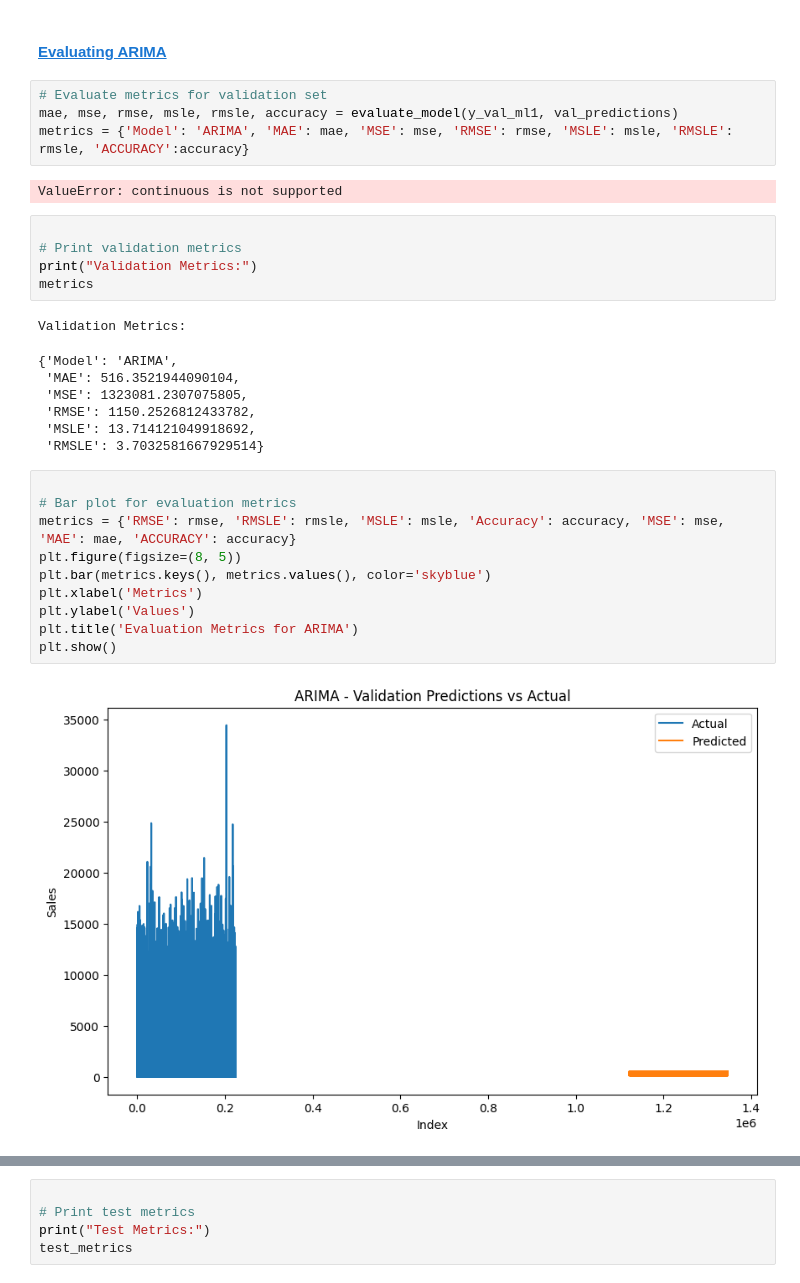
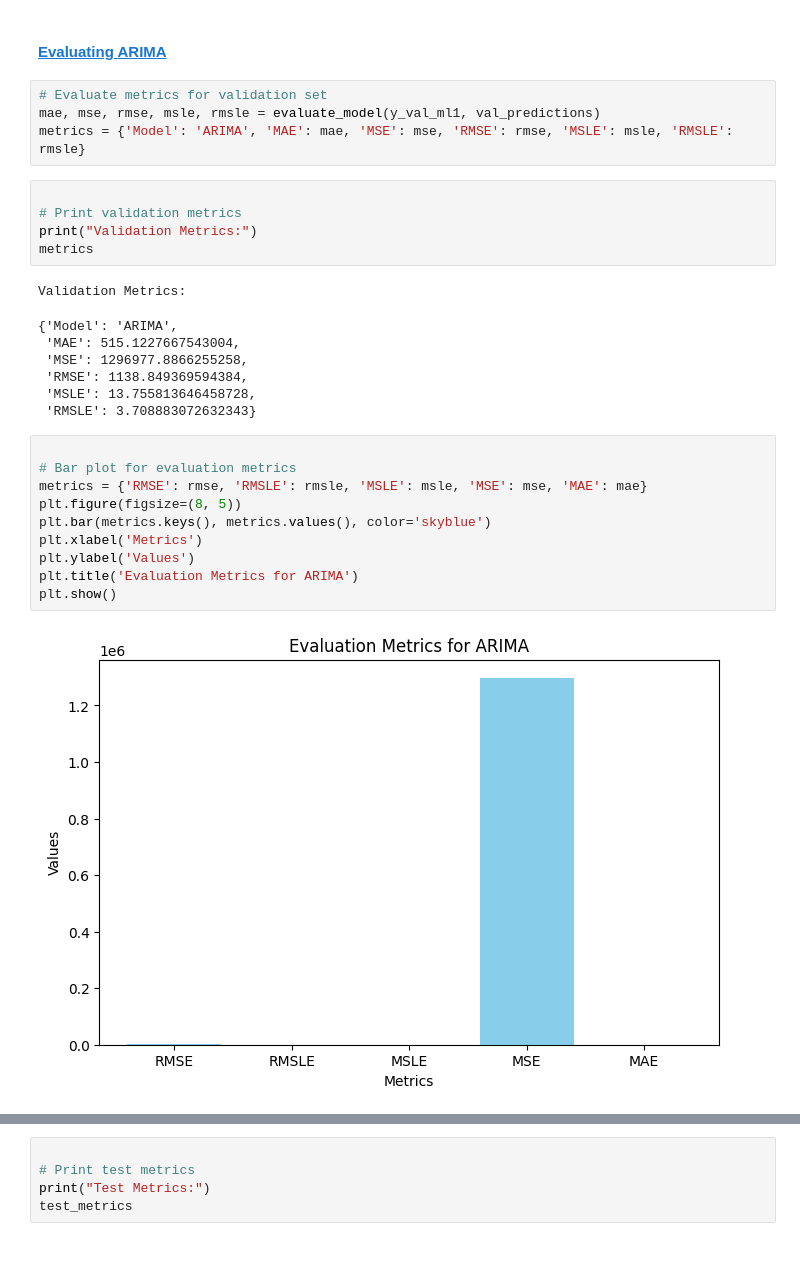
Before and after one commit to Safowaa/The_Regression_Project, a Jupyter notebook: Notebook/main.ipynb, the cells around one changed output, grey strips where cells are left out. Saved outputs shown, nothing was run; the diff lists cells and outputs as text; blank space fills up the shorter version.

```diff
--- a/Notebook/main.ipynb
+++ b/Notebook/main.ipynb
@@ -2435,10 +2435,8 @@ def plot_predictions(y_true, y_pred, title):
 #### <a id='toc3_1_2_1_'></a>[**Evaluating ARIMA**](#toc0_)
 # %%
 # Evaluate metrics for validation set
-mae, mse, rmse, msle, rmsle, accuracy = evaluate_model(y_val_ml1, val_predictions)
-metrics = {'Model': 'ARIMA', 'MAE': mae, 'MSE': mse, 'RMSE': rmse, 'MSLE': msle, 'RMSLE': rmsle, 'ACCURACY':accuracy}
+mae, mse, rmse, msle, rmsle = evaluate_model(y_val_ml1, val_predictions)
+metrics = {'Model': 'ARIMA', 'MAE': mae, 'MSE': mse, 'RMSE': rmse, 'MSLE': msle, 'RMSLE': rmsle}
-# %% [output]
-ValueError: continuous is not supported
 # %%
 
 # Print validation metrics
@@ -2447,23 +2445,23 @@ metrics
 # %% [output]
 Validation Metrics:
 {'Model': 'ARIMA',
- 'MAE': 516.3521944090104,
- 'MSE': 1323081.2307075805,
- 'RMSE': 1150.2526812433782,
- 'MSLE': 13.714121049918692,
- 'RMSLE': 3.7032581667929514}
+ 'MAE': 515.1227667543004,
+ 'MSE': 1296977.8866255258,
+ 'RMSE': 1138.849369594384,
+ 'MSLE': 13.755813646458728,
+ 'RMSLE': 3.708883072632343}
 # %%
 
 # Bar plot for evaluation metrics
-metrics = {'RMSE': rmse, 'RMSLE': rmsle, 'MSLE': msle, 'Accuracy': accuracy, 'MSE': mse, 'MAE': mae, 'ACCURACY': accuracy}
+metrics = {'RMSE': rmse, 'RMSLE': rmsle, 'MSLE': msle, 'MSE': mse, 'MAE': mae}
 plt.figure(figsize=(8, 5))
 plt.bar(metrics.keys(), metrics.values(), color='skyblue')
 plt.xlabel('Metrics')
 plt.ylabel('Values')
 plt.title('Evaluation Metrics for ARIMA')
 plt.show()
 # %% [output]
-[figure, old version]
+[figure, new version]
 # %%
 
 # Evaluate metrics for test set
```
Also changed, not shown: parts of 2 cells of this notebook, 1 other file.
